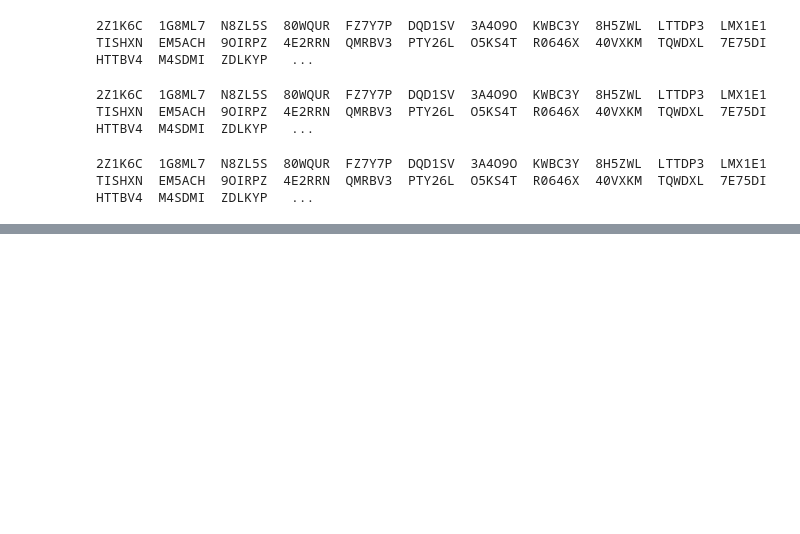
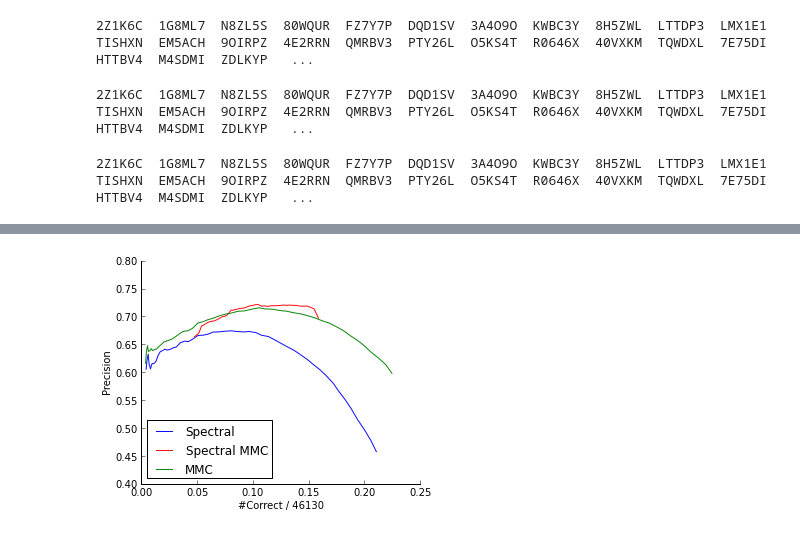
Before and after one commit to arnfred/Mirror-Match, a Jupyter notebook: code/cluster-match/Test Accumulated.ipynb, the cells around one changed output, grey strips where cells are left out. Drawn from its saved outputs; the diff is of its cells as text; code cells hidden in the pictures; blank space fills up the shorter version.

```diff
--- a/code/cluster-match/Test Accumulated.ipynb
+++ b/code/cluster-match/Test Accumulated.ipynb
@@ -70,7 +82,10 @@ display.accuPlot(
 # %%
 display.accuPlot(
     [correct_ss, correct_ssm, correct_ms],
     [total_ss, total_ssm, total_ms],
     ["Spectral", "Spectral MMC", "MMC"],
+    nb_correspondences = nb_correspondences,
     colors = ["blue", "red", "green", "orange", "purple"],
-    size=(5,4), ylim=(0.5,1.01), xlim=15000)
+    size=(5,4), ylim=(0.4,0.8), xlim=0.25)
+# %% [output]
+[figure, added]
```
Also changed, not shown: parts of 6 cells of this notebook, 7 other files.
